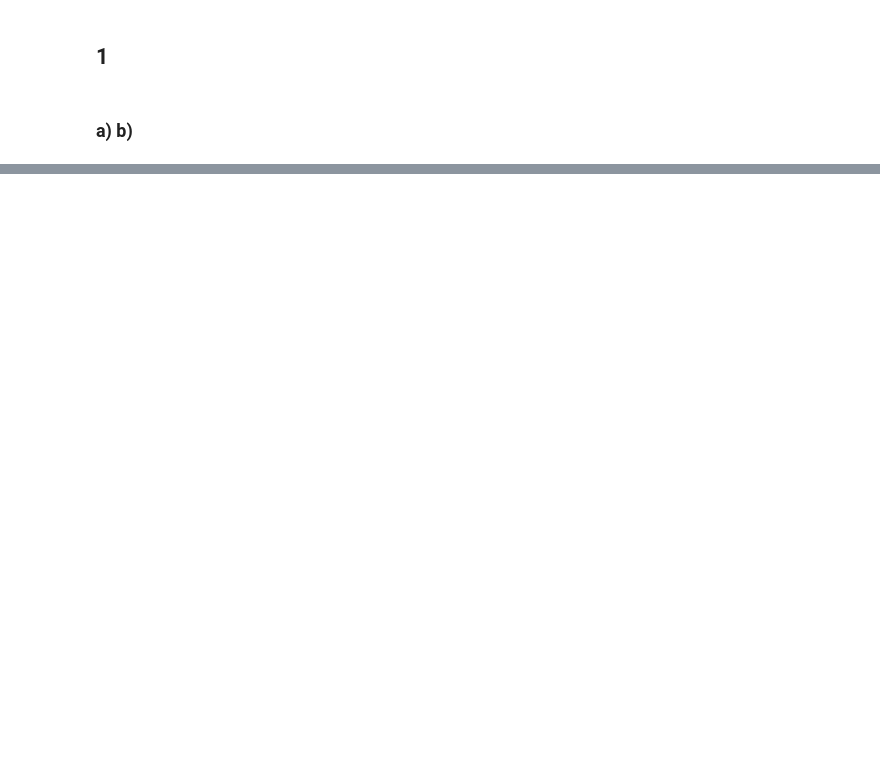
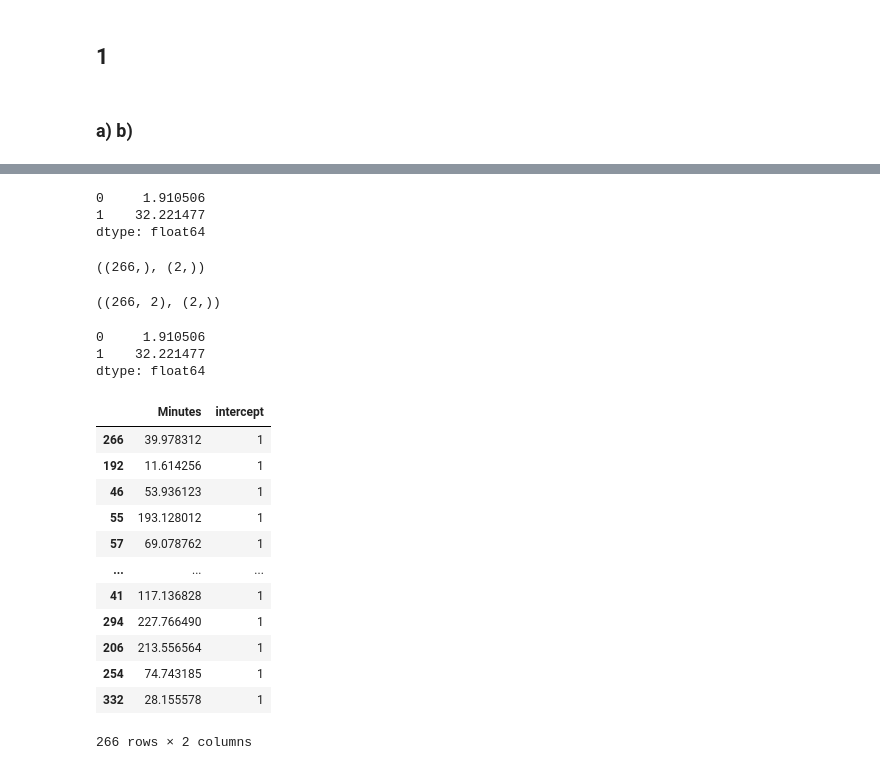
Before and after one commit to felix-tjernberg/machine-learning, a Jupyter notebook: exercises/exercise-1.ipynb, the cells around one changed output, grey strips where cells are left out. Saved outputs shown, nothing was run; the diff lists cells and outputs as text; code cells hidden in the pictures; blank space fills up the shorter version.

```diff
--- a/exercises/exercise-1.ipynb
+++ b/exercises/exercise-1.ipynb
@@ -71,18 +94,14 @@ def train_test_split(
     replace=False,
 ):
     def sample(df: pandas.DataFrame):
-        return df.sample(
-            n=int(len(df) * train_fraction), random_state=random_state, replace=False
-        )
+        return df.sample(n=int(len(df) * train_fraction), random_state=random_state, replace=replace)
 
-    def select_not_in_list(
-        original: pandas.DataFrame, filtering_data_frame: pandas.DataFrame
-    ):
-        return original[~original.isin(filtering_data_frame).iloc[:, 0]] # https://www.codegrepper.com/code-examples/python/pandas+dataframe+select+rows+not+in+list
+    def select_not_in_list(original: pandas.DataFrame, filtering_data_frame: pandas.DataFrame):
+        return original.drop(filtering_data_frame.index)
 
     X_train, y_train = (sample(X), sample(y))
 
-    X_test, y_test = (select_not_in_list(X, X_train), select_not_in_list(y,y_train))
+    X_test, y_test = (select_not_in_list(X, X_train), select_not_in_list(y, y_train))
 
     return {
         "train_data": {"X": X_train, "y": y_train},
@@ -91,12 +110,12 @@ def train_test_split(
 
 
 phone_data_month_train_test_split = train_test_split(
-    X=pandas.DataFrame(phone_data_month["Minutes"]),
-    y=pandas.DataFrame(phone_data_month["Cost"]),
+    X=(phone_data_month["Minutes"]),
+    y=(phone_data_month["Cost"]),
 )
 train_data = phone_data_month_train_test_split["train_data"]
 test_data = phone_data_month_train_test_split["test_data"]
 
 
-train_data["X"].shape, train_data['y'].shape, test_data["X"].shape, test_data['y'].shape
+train_data["X"].shape, train_data["y"].shape, test_data["X"].shape, test_data["y"].shape
 # %% [output]
@@ -103,0 +153,15 @@ train_data["X"].shape, train_data['y'].shape, test_data["X"].shape, test_data['y
+# %%
+weights = simple_linear_regression(add_intercept_column(train_data["X"]), train_data["y"]) # beta_hat
+weights
+# %% [output]
+0     1.910506
+1    32.221477
+dtype: float64
+# %%
+train_data["X"].shape, weights.shape
+# %% [output]
+((266,), (2,))
+# %%
+add_intercept_column(train_data["X"]).shape, weights.shape
+# %% [output]
+((266, 2), (2,))
@@ -103,0 +170,22 @@ train_data["X"].shape, train_data['y'].shape, test_data["X"].shape, test_data['y
+# %%
+weights # two rows
+# %% [output]
+0     1.910506
+1    32.221477
+dtype: float64
+# %%
+add_intercept_column(train_data["X"]) # two columns
+# %% [output]
+|  | Minutes | intercept |
+| 266 | 39.978312 | 1 |
+| 192 | 11.614256 | 1 |
+| 46 | 53.936123 | 1 |
+| 55 | 193.128012 | 1 |
+| 57 | 69.078762 | 1 |
+| ... | ... | ... |
+| 41 | 117.136828 | 1 |
+| 294 | 227.766490 | 1 |
+| 206 | 213.556564 | 1 |
+| 254 | 74.743185 | 1 |
+| 332 | 28.155578 | 1 |
+266 rows × 2 columns
```
Also changed, not shown: parts of 15 cells of this notebook.
